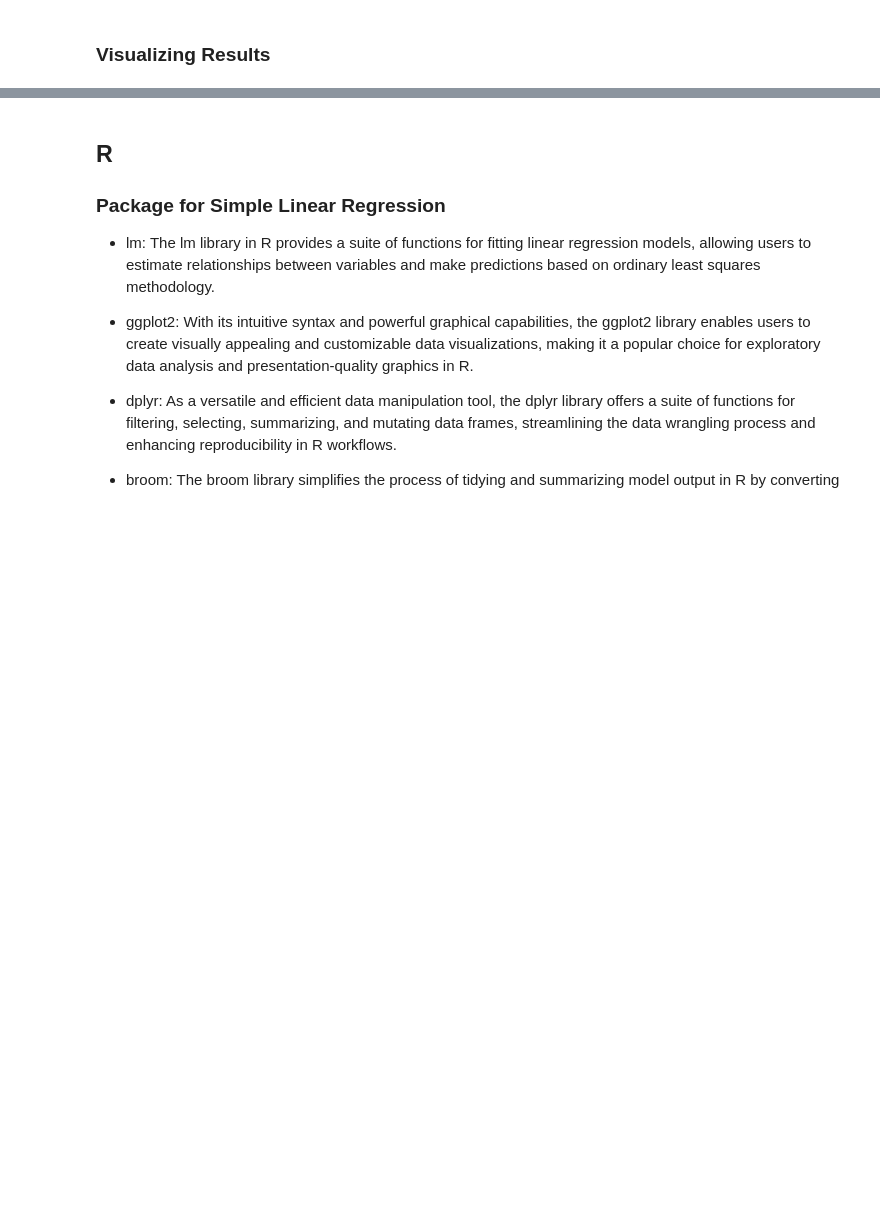
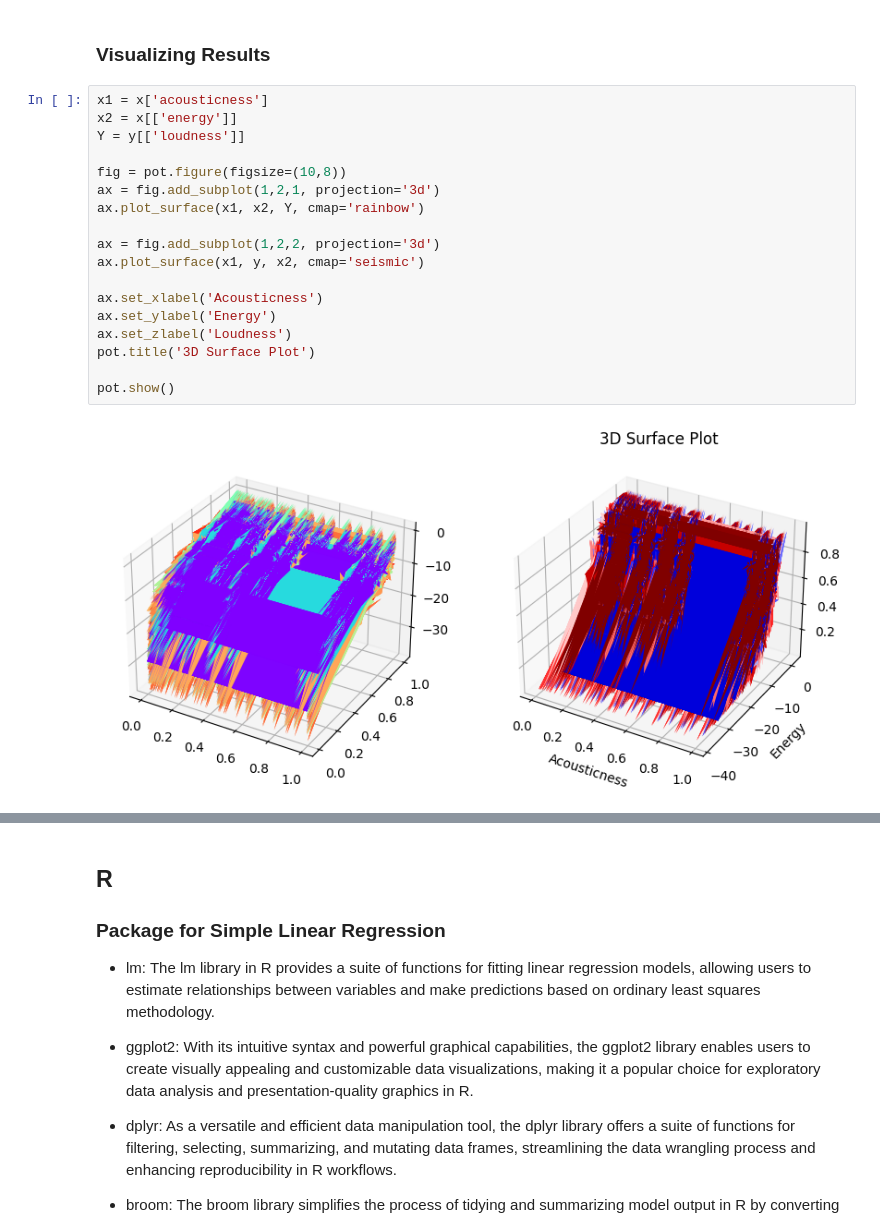
Before and after one commit to ShrAI-yes/DAV_D11AD_07, a Jupyter notebook: DAV_Exp_3_Rollno_7.ipynb, the cells around one changed output, grey strips where cells are left out. Cells and saved outputs as stored; diff of their text form; blank space fills up the shorter version.

```diff
--- a/DAV_Exp_3_Rollno_7.ipynb
+++ b/DAV_Exp_3_Rollno_7.ipynb
@@ -109,5 +118,25 @@ Coefficients:  [[-0.82434571 11.82932142 -3.91603297  2.69985612]]
 # %% [markdown]
 ### Visualizing Results
+# %%
+x1 = x['acousticness']
+x2 = x[['energy']]
+Y = y[['loudness']]
+
+fig = pot.figure(figsize=(10,8))
+ax = fig.add_subplot(1,2,1, projection='3d')
+ax.plot_surface(x1, x2, Y, cmap='rainbow')
+
+ax = fig.add_subplot(1,2,2, projection='3d')
+ax.plot_surface(x1, y, x2, cmap='seismic')
+
+ax.set_xlabel('Acousticness')
+ax.set_ylabel('Energy')
+ax.set_zlabel('Loudness')
+pot.title('3D Surface Plot')
+
+pot.show()
+# %% [output]
+[figure, added]
 # %%
 data = pd.concat([x,y])
 
```
Also changed, not shown: parts of 9 cells of this notebook.
